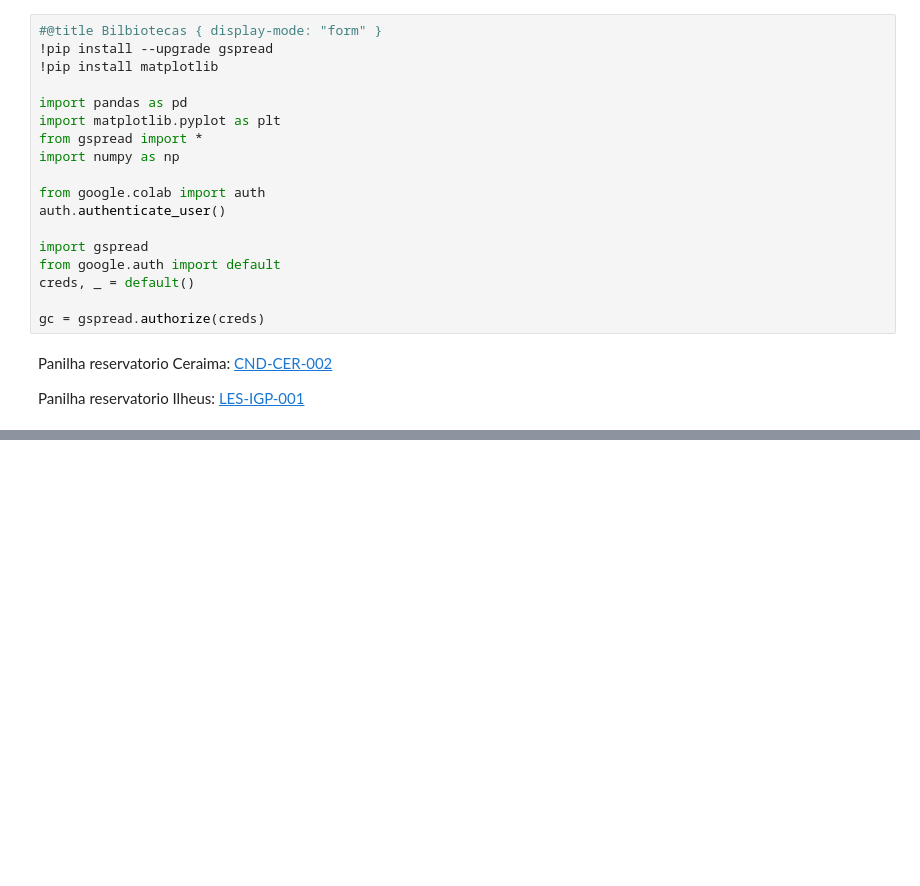
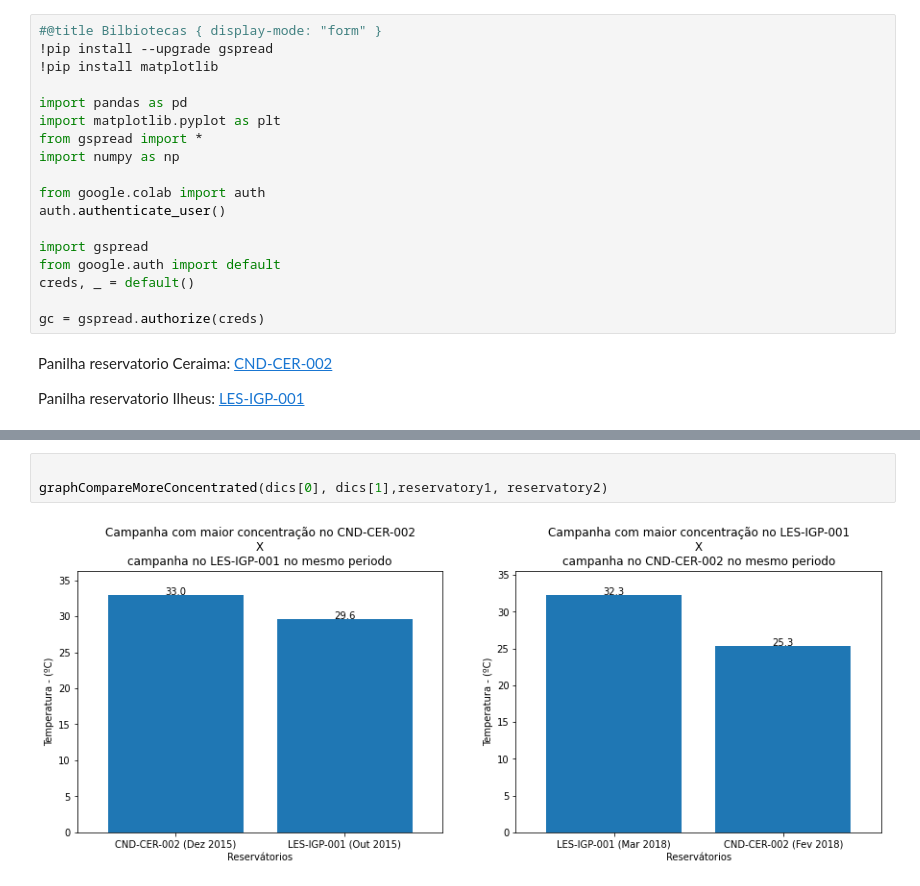
Before and after one commit to jaderAdriel/Clorofila-a, a Jupyter notebook: Projeto_pibic_2_0.ipynb, the cells around one changed output, grey strips where cells are left out. Saved outputs shown, nothing was run; the diff lists cells and outputs as text; blank space fills up the shorter version.

```diff
--- a/Projeto_pibic_2_0.ipynb
+++ b/Projeto_pibic_2_0.ipynb
@@ -253,0 +340,5 @@ elif compare == 'Parameters':
+# %%
+
+graphCompareMoreConcentrated(dics[0], dics[1],reservatory1, reservatory2)
+# %% [output]
+[figure, added]
```
Also changed, not shown: parts of 5 cells of this notebook.
